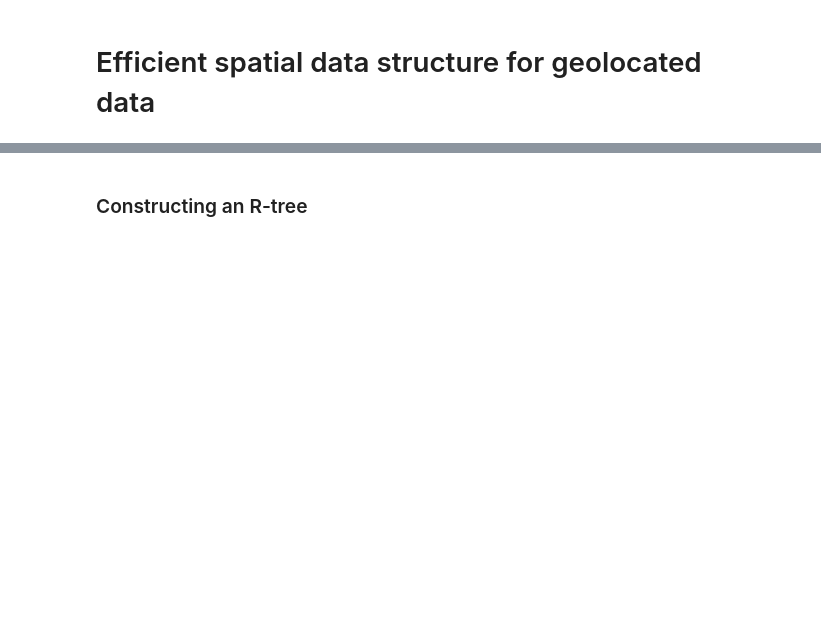
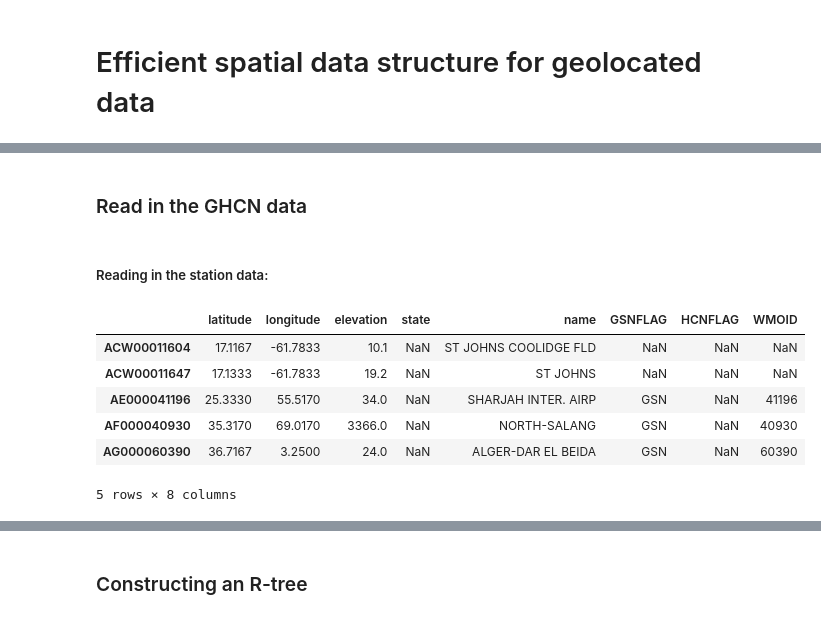
Before and after one commit to dlisuk/cse291_final_project, a Jupyter notebook: Splitting the stations.ipynb, the cells around one changed output, grey strips where cells are left out. Drawn from its saved outputs; the diff is of its cells as text; code cells hidden in the pictures; blank space fills up the shorter version.

```diff
--- a/Splitting the stations.ipynb
+++ b/Splitting the stations.ipynb
@@ -8,0 +91,15 @@ We can do this by dividing the data points recursively using an R-tree ([Wikiped
+# %% [markdown]
+### Read in the GHCN data
+# %% [markdown]
+##### Reading in the station data:
+# %%
+ghnc_stations = pickle.load(gzip.open('stations.pkl.gz','rb'))
+ghnc_stations.head()
+# %% [output]
+|  | latitude | longitude | elevation | state | name | GSNFLAG | HCNFLAG | WMOID |
+| ACW00011604 | 17.1167 | -61.7833 | 10.1 | NaN | ST JOHNS COOLIDGE FLD | NaN | NaN | NaN |
+| ACW00011647 | 17.1333 | -61.7833 | 19.2 | NaN | ST JOHNS | NaN | NaN | NaN |
+| AE000041196 | 25.3330 | 55.5170 | 34.0 | NaN | SHARJAH INTER. AIRP | GSN | NaN | 41196 |
+| AF000040930 | 35.3170 | 69.0170 | 3366.0 | NaN | NORTH-SALANG | GSN | NaN | 40930 |
+| AG000060390 | 36.7167 | 3.2500 | 24.0 | NaN | ALGER-DAR EL BEIDA | GSN | NaN | 60390 |
+5 rows × 8 columns
```
Also changed, not shown: parts of 16 cells of this notebook.
